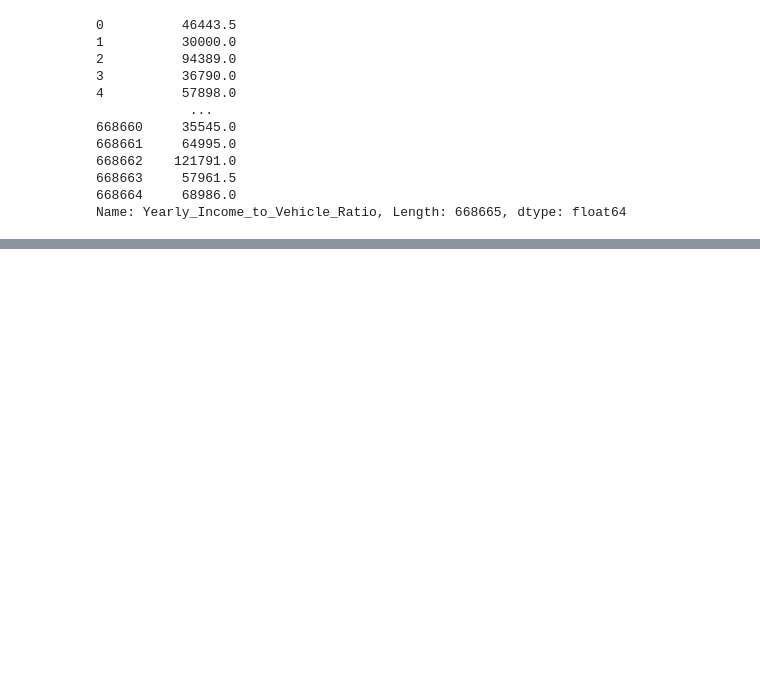
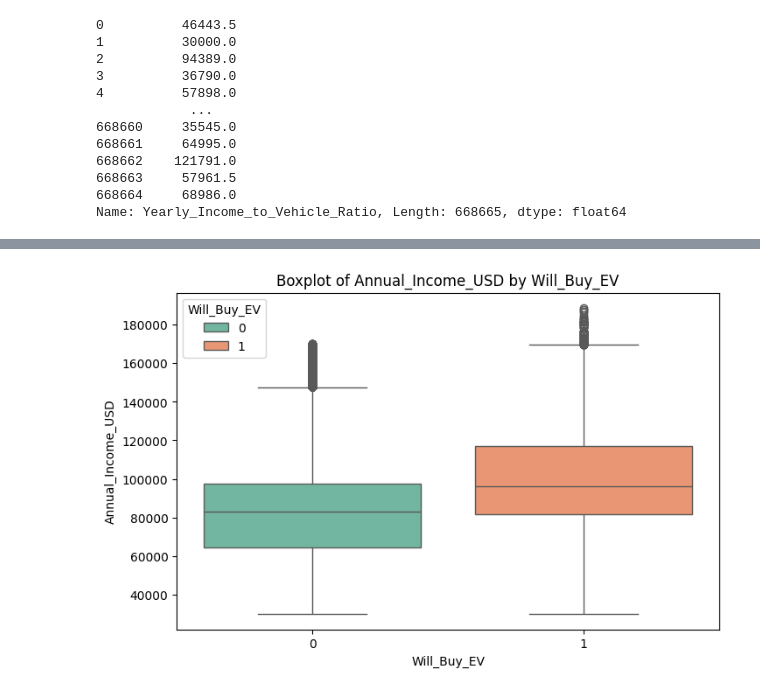
Before and after one commit to ArnoldG8/Predicting_EV_Purchases_Kaggle, a Jupyter notebook: arnold-aijuka-predicting-electric-vehicle-purchase.ipynb, the cells around one changed output, grey strips where cells are left out. Drawn from its saved outputs; the diff is of its cells as text; code cells hidden in the pictures; blank space fills up the shorter version.

```diff
--- a/arnold-aijuka-predicting-electric-vehicle-purchase.ipynb
+++ b/arnold-aijuka-predicting-electric-vehicle-purchase.ipynb
@@ -117,0 +164,10 @@ train_csv.head()
+# %%
+# Lowkey Useless
+plt.figure(figsize=(8, 5))
+sns.boxplot(x='Will_Buy_EV', y='Annual_Income_USD', data=train_csv, palette='Set2', hue='Will_Buy_EV', legend=True)
+plt.title('Boxplot of Annual_Income_USD by Will_Buy_EV')
+plt.xlabel('Will_Buy_EV')
+plt.ylabel('Annual_Income_USD')
+plt.show()
+# %% [output]
+[figure, added]
```
Also changed, not shown: parts of 12 cells of this notebook.
